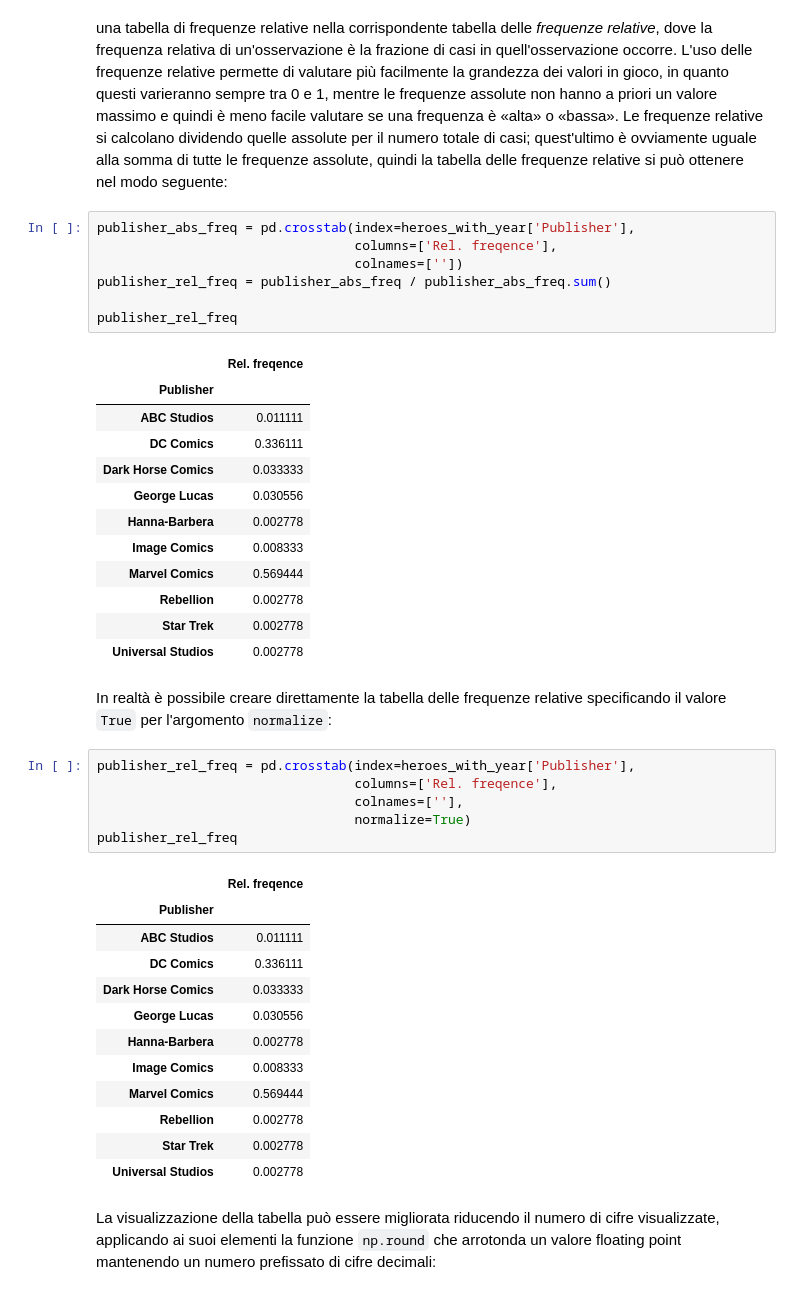
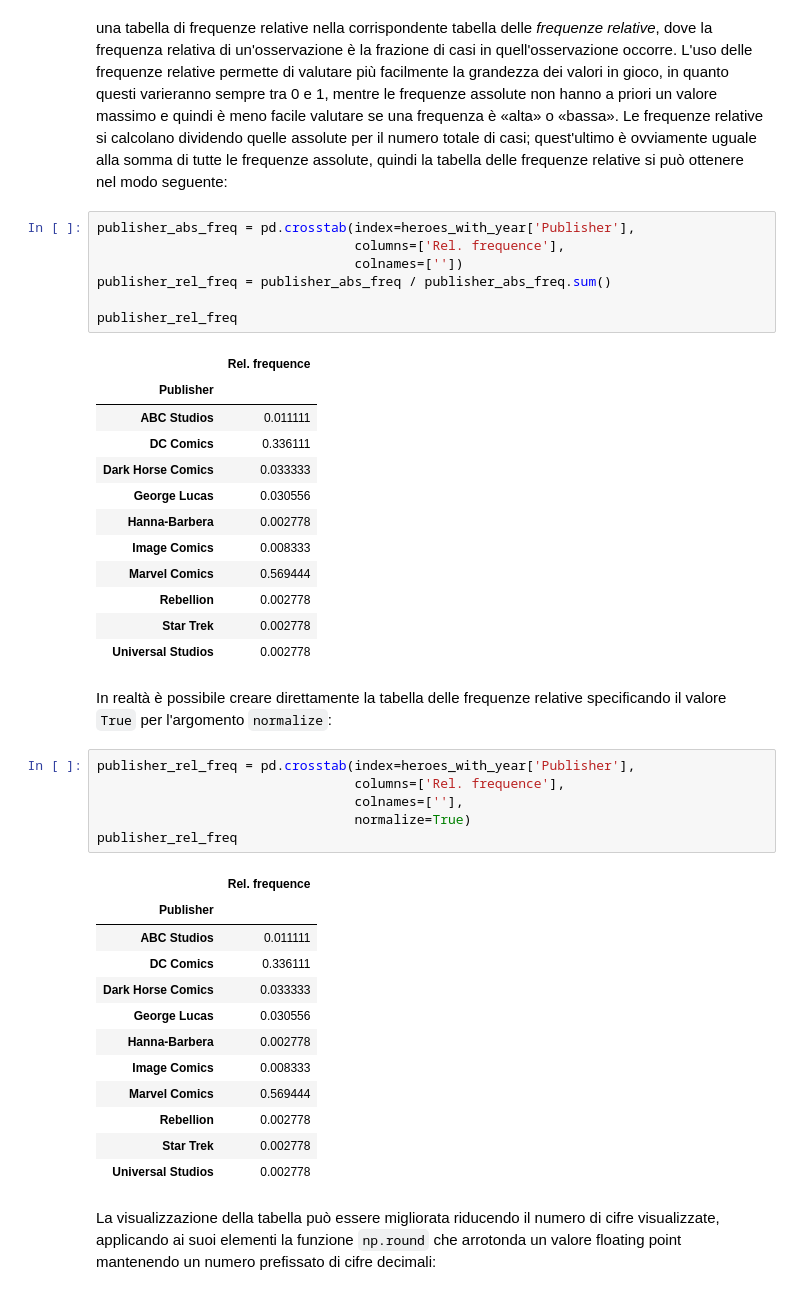
Before and after one commit to dariomalchiodi/superhero-datascience, a Jupyter notebook: content/L03-Dati_e_frequenze.ipynb, the cells around one changed output. Cells and saved outputs as stored; diff of their text form.

```diff
--- a/content/L03-Dati_e_frequenze.ipynb
+++ b/content/L03-Dati_e_frequenze.ipynb
@@ -134,13 +134,13 @@ L'argomento essenziale di `pd.crosstab` è, in questo caso, `index`, che viene i
 Essendo l'output di `pd.crosstab` un _dataframe_, su esso si possono eseguire operazioni quali _slicing_, accesso basato su indice e su posizione e così via. Ciò permette di trasformare facilmente una tabella di frequenze relative nella corrispondente tabella delle _frequenze relative_, dove la frequenza relativa di un'osservazione è la frazione di casi in quell'osservazione occorre. L'uso delle frequenze relative permette di valutare più facilmente la grandezza dei valori in gioco, in quanto questi varieranno sempre tra 0 e 1, mentre le frequenze assolute non hanno a priori un valore massimo e quindi è meno facile valutare se una frequenza è «alta» o «bassa». Le frequenze relative si calcolano dividendo quelle assolute per il numero totale di casi; quest'ultimo è ovviamente uguale alla somma di tutte le frequenze assolute, quindi la tabella delle frequenze relative si può ottenere nel modo seguente:
 # %%
 publisher_abs_freq = pd.crosstab(index=heroes_with_year['Publisher'],
-                                 columns=['Rel. freqence'],
+                                 columns=['Rel. frequence'],
                                  colnames=[''])
 publisher_rel_freq = publisher_abs_freq / publisher_abs_freq.sum()
 
 publisher_rel_freq
 # %% [output]
-|  | Rel. freqence |
+|  | Rel. frequence |
 | Publisher |  |
 | ABC Studios | 0.011111 |
 | DC Comics | 0.336111 |
@@ -156,12 +156,12 @@ publisher_rel_freq
 In realtà è possibile creare direttamente la tabella delle frequenze relative specificando il valore `True` per l'argomento `normalize`:
 # %%
 publisher_rel_freq = pd.crosstab(index=heroes_with_year['Publisher'],
-                                 columns=['Rel. freqence'],
+                                 columns=['Rel. frequence'],
                                  colnames=[''],
                                  normalize=True)
 publisher_rel_freq
 # %% [output]
-|  | Rel. freqence |
+|  | Rel. frequence |
 | Publisher |  |
 | ABC Studios | 0.011111 |
 | DC Comics | 0.336111 |
```
Also changed, not shown: parts of 4 cells of this notebook.
